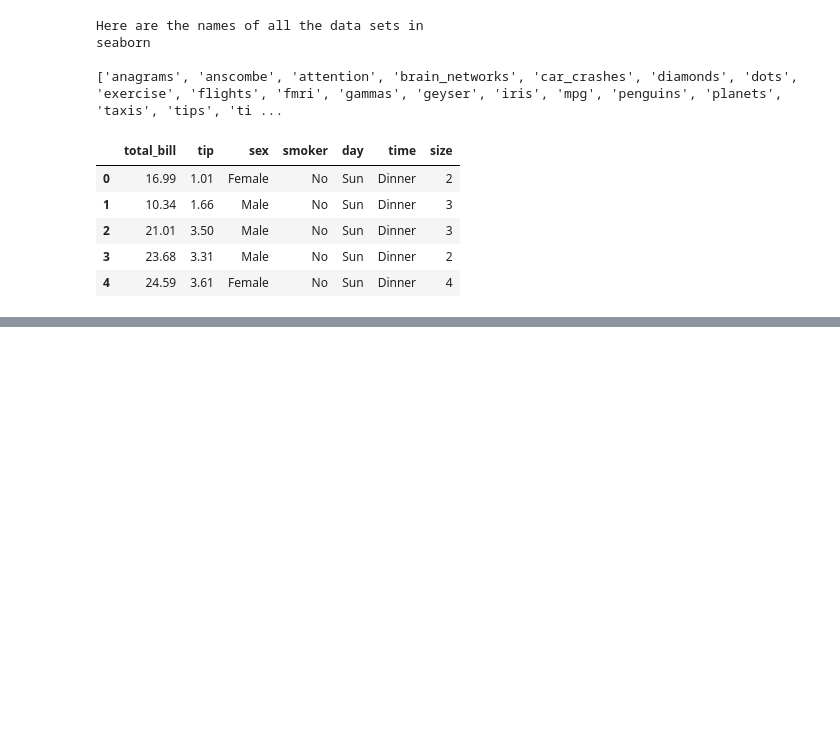
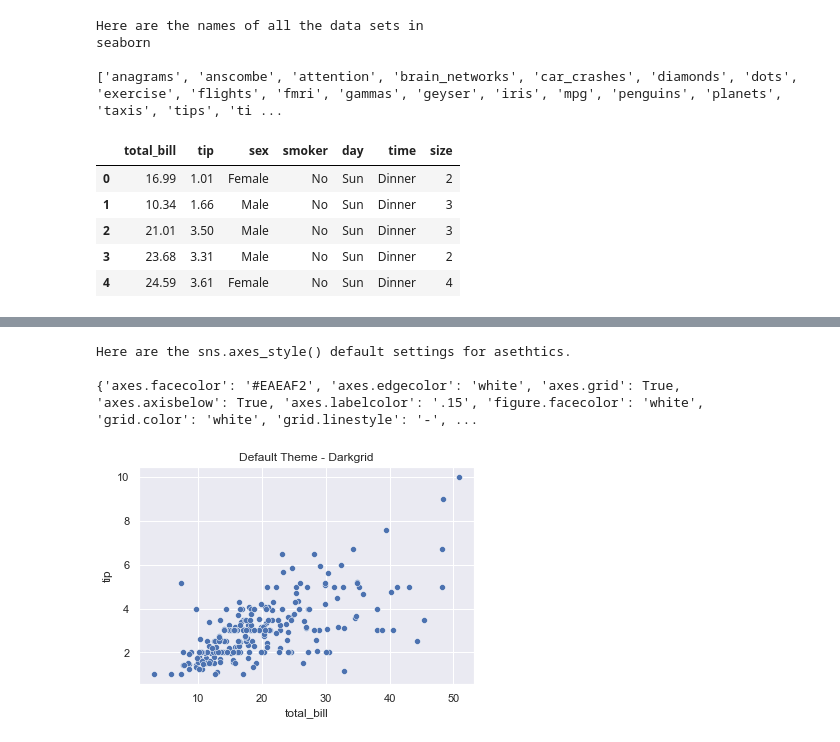
Before and after one commit to yikesbadatnames/seaborn_udemy, a Jupyter notebook: 01_intro.ipynb, the cells around one changed output, grey strips where cells are left out. Cells and saved outputs as stored; diff of their text form; code cells hidden in the pictures; blank space fills up the shorter version.

```diff
--- a/01_intro.ipynb
+++ b/01_intro.ipynb
@@ -57,0 +62,18 @@ Text(0.5, 1.0, 'Total Bill v. Smoker')
+# %%
+print(f"""
+Here are the sns.axes_style() default settings for asethtics.
+
+{sns.axes_style()}
+"""
+)
+# %% [output]
+Here are the sns.axes_style() default settings for asethtics.
+
+{'axes.facecolor': '#EAEAF2', 'axes.edgecolor': 'white', 'axes.grid': True, 'axes.axisbelow': True, 'axes.labelcolor': '.15', 'figure.facecolor': 'white', 'grid.color': 'white', 'grid.linestyle': '-', ...
+# %%
+# So, how do we customize our defaults you may so humbly ask...
+sns.scatterplot("total_bill", "tip", data= tips)
+plt.title("Default Theme - Darkgrid")
+plt.show()
+# %% [output]
+[figure, added]
```
Also changed, not shown: parts of 6 cells of this notebook.
